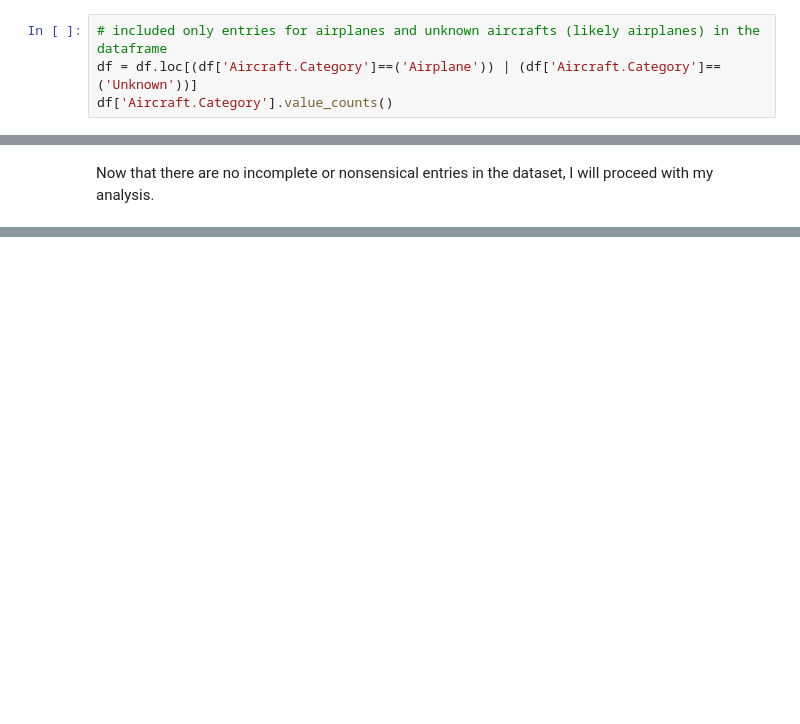
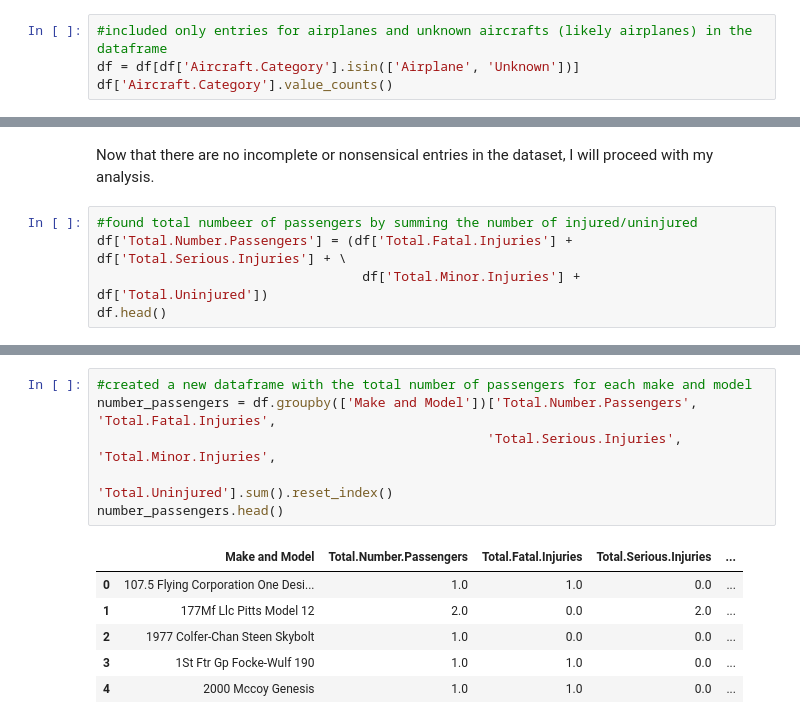
Before and after one commit to ccsurratt/dsc-phase-1-project-v3, a Jupyter notebook: student.ipynb, the cells around one changed output, grey strips where cells are left out. Cells and saved outputs as stored; diff of their text form; blank space fills up the shorter version.

```diff
--- a/student.ipynb
+++ b/student.ipynb
@@ -172,7 +182,7 @@ Because the business is specifically interested in planes, I will also drop all
 df['Aircraft.Category'] = df['Aircraft.Category'].fillna('Unknown')
 # %%
-# included only entries for airplanes and unknown aircrafts (likely airplanes) in the dataframe
-df = df.loc[(df['Aircraft.Category']==('Airplane')) | (df['Aircraft.Category']==('Unknown'))]
+#included only entries for airplanes and unknown aircrafts (likely airplanes) in the dataframe
+df = df[df['Aircraft.Category'].isin(['Airplane', 'Unknown'])]
 df['Aircraft.Category'].value_counts()
 # %% [output]
 Unknown     56616
@@ -377,2 +350,7 @@ See the caveats in the documentation: https://pandas.pydata.org/pandas-docs/stab
 # %% [markdown]
 Now that there are no incomplete or nonsensical entries in the dataset, I will proceed with my analysis.
+# %%
+#found total numbeer of passengers by summing the number of injured/uninjured
+df['Total.Number.Passengers'] = (df['Total.Fatal.Injuries'] + df['Total.Serious.Injuries'] + \
+                                  df['Total.Minor.Injuries'] +  df['Total.Uninjured'])
+df.head()
@@ -378,0 +365,13 @@ Now that there are no incomplete or nonsensical entries in the dataset, I will p
+# %%
+#created a new dataframe with the total number of passengers for each make and model
+number_passengers = df.groupby(['Make and Model'])['Total.Number.Passengers', 'Total.Fatal.Injuries',
+                                                  'Total.Serious.Injuries', 'Total.Minor.Injuries',
+                                                  'Total.Uninjured'].sum().reset_index()
+number_passengers.head()
+# %% [output]
+|  | Make and Model | Total.Number.Passengers | Total.Fatal.Injuries | Total.Serious.Injuries | ... |
+| 0 | 107.5 Flying Corporation One Desi... | 1.0 | 1.0 | 0.0 | ... |
+| 1 | 177Mf Llc Pitts Model 12 | 2.0 | 0.0 | 2.0 | ... |
+| 2 | 1977 Colfer-Chan Steen Skybolt | 1.0 | 0.0 | 0.0 | ... |
+| 3 | 1St Ftr Gp Focke-Wulf 190 | 1.0 | 1.0 | 0.0 | ... |
+| 4 | 2000 Mccoy Genesis | 1.0 | 1.0 | 0.0 | ... |
```
Also changed, not shown: parts of 32 cells of this notebook.
